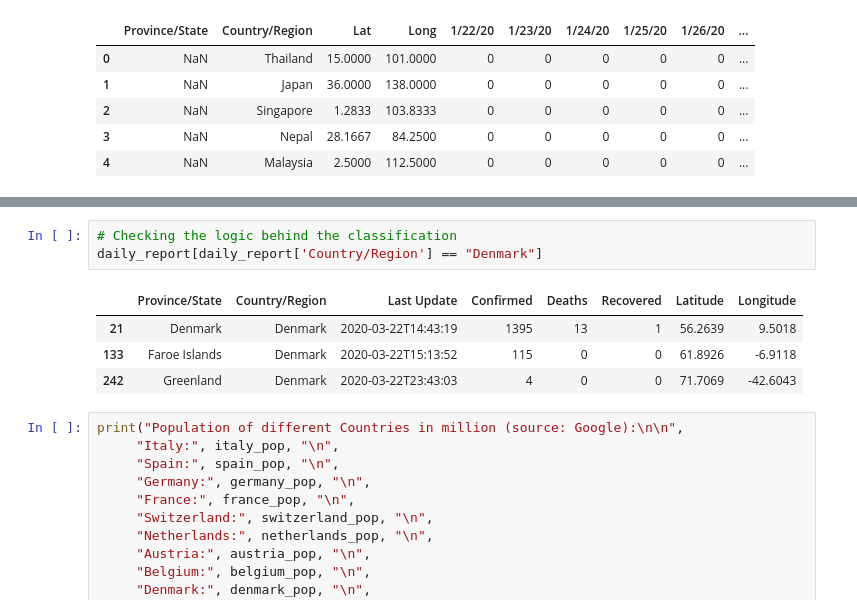
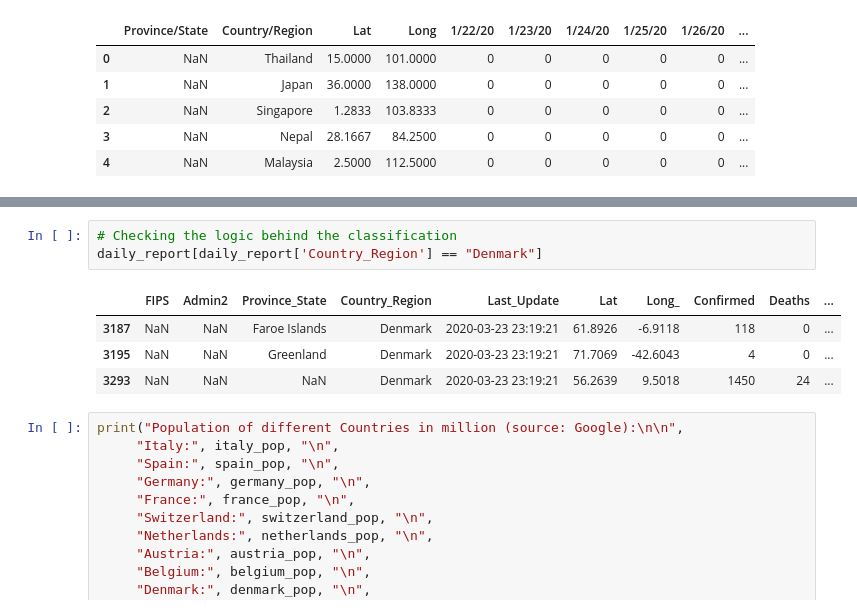
Before and after one commit to BerniHacker/Coronavirus, a Jupyter notebook: Coronavirus_Finland.ipynb, the cells around one changed output, grey strips where cells are left out. Cells and saved outputs as stored; diff of their text form.

```diff
--- a/Coronavirus_Finland.ipynb
+++ b/Coronavirus_Finland.ipynb
@@ -680,11 +684,11 @@ Denmark            3
 # %%
 # Checking the logic behind the classification
-daily_report[daily_report['Country/Region'] == "Denmark"]
+daily_report[daily_report['Country_Region'] == "Denmark"]
 # %% [output]
-|  | Province/State | Country/Region | Last Update | Confirmed | Deaths | Recovered | Latitude | Longitude |
-| 21 | Denmark | Denmark | 2020-03-22T14:43:19 | 1395 | 13 | 1 | 56.2639 | 9.5018 |
-| 133 | Faroe Islands | Denmark | 2020-03-22T15:13:52 | 115 | 0 | 0 | 61.8926 | -6.9118 |
-| 242 | Greenland | Denmark | 2020-03-22T23:43:03 | 4 | 0 | 0 | 71.7069 | -42.6043 |
+|  | FIPS | Admin2 | Province_State | Country_Region | Last_Update | Lat | Long_ | Confirmed | Deaths | ... |
+| 3187 | NaN | NaN | Faroe Islands | Denmark | 2020-03-23 23:19:21 | 61.8926 | -6.9118 | 118 | 0 | ... |
+| 3195 | NaN | NaN | Greenland | Denmark | 2020-03-23 23:19:21 | 71.7069 | -42.6043 | 4 | 0 | ... |
+| 3293 | NaN | NaN | NaN | Denmark | 2020-03-23 23:19:21 | 56.2639 | 9.5018 | 1450 | 24 | ... |
 # %%
 print("Population of different Countries in million (source: Google):\n\n",
      "Italy:", italy_pop, "\n",
```
Also changed, not shown: parts of 42 cells of this notebook, 1 other file.
